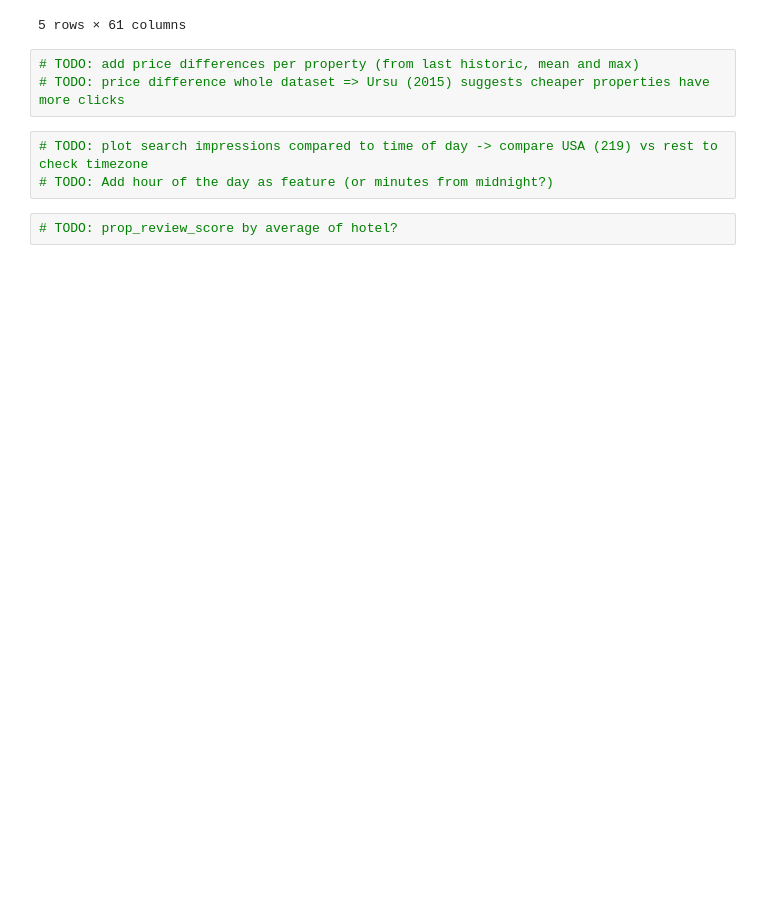
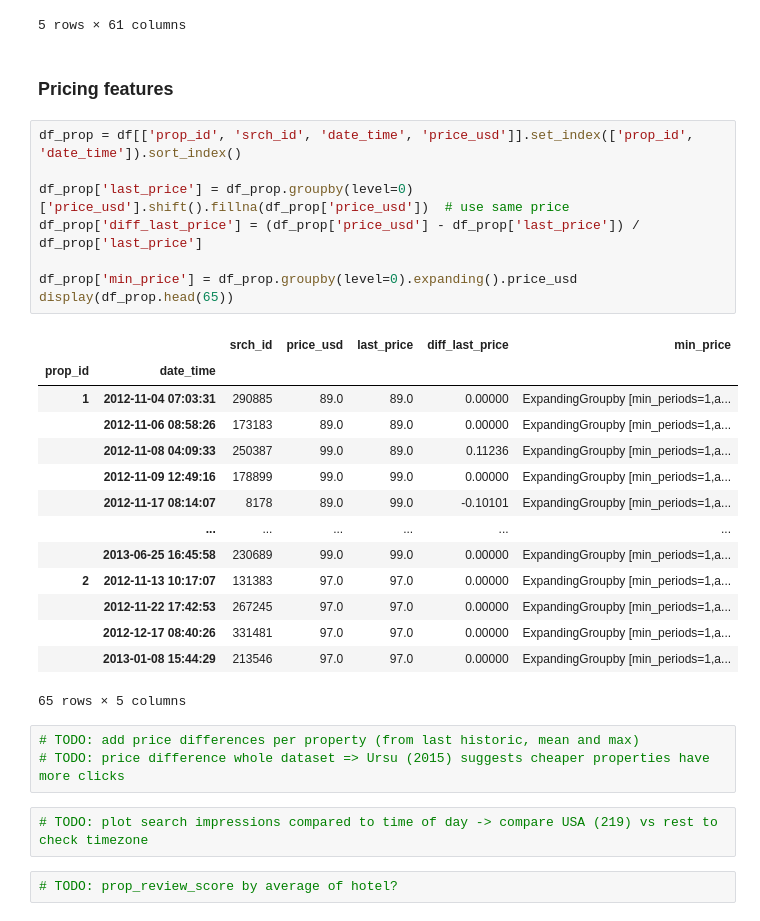
Before and after one commit to tituspellegrom/DataMiningTechniques, a Jupyter notebook: Assignment2/exploration_backup.ipynb, the cells around one changed output. Saved outputs shown, nothing was run; the diff lists cells and outputs as text; blank space fills up the shorter version.

Commit message:
Last price diff

```diff
--- a/Assignment2/exploration_backup.ipynb
+++ b/Assignment2/exploration_backup.ipynb
@@ -803,11 +805,35 @@ df_stage6 = pd.merge(df_stage5, srch_holidays, on='srch_id', how='left')
 | 3 | 1 | 2013-04-04 08:32:15 | 12 | 187 | 219 | 27348 | 2 | ... |
 | 4 | 1 | 2013-04-04 08:32:15 | 12 | 187 | 219 | 29604 | 4 | ... |
 5 rows × 61 columns
+# %% [markdown]
+### Pricing features
+# %%
+df_prop = df[['prop_id', 'srch_id', 'date_time', 'price_usd']].set_index(['prop_id', 'date_time']).sort_index()
+
+df_prop['last_price'] = df_prop.groupby(level=0)['price_usd'].shift().fillna(df_prop['price_usd'])  # use same price
+df_prop['diff_last_price'] = (df_prop['price_usd'] - df_prop['last_price']) / df_prop['last_price']
+
+df_prop['min_price'] = df_prop.groupby(level=0).expanding().price_usd
+display(df_prop.head(65))
+# %% [output]
+|  |  | srch_id | price_usd | last_price | diff_last_price | min_price |
+| prop_id | date_time |  |  |  |  |  |
+| 1 | 2012-11-04 07:03:31 | 290885 | 89.0 | 89.0 | 0.00000 | ExpandingGroupby [min_periods=1,a... |
+|  | 2012-11-06 08:58:26 | 173183 | 89.0 | 89.0 | 0.00000 | ExpandingGroupby [min_periods=1,a... |
+|  | 2012-11-08 04:09:33 | 250387 | 99.0 | 89.0 | 0.11236 | ExpandingGroupby [min_periods=1,a... |
+|  | 2012-11-09 12:49:16 | 178899 | 99.0 | 99.0 | 0.00000 | ExpandingGroupby [min_periods=1,a... |
+|  | 2012-11-17 08:14:07 | 8178 | 89.0 | 99.0 | -0.10101 | ExpandingGroupby [min_periods=1,a... |
+|  | ... | ... | ... | ... | ... | ... |
+|  | 2013-06-25 16:45:58 | 230689 | 99.0 | 99.0 | 0.00000 | ExpandingGroupby [min_periods=1,a... |
+| 2 | 2012-11-13 10:17:07 | 131383 | 97.0 | 97.0 | 0.00000 | ExpandingGroupby [min_periods=1,a... |
+|  | 2012-11-22 17:42:53 | 267245 | 97.0 | 97.0 | 0.00000 | ExpandingGroupby [min_periods=1,a... |
+|  | 2012-12-17 08:40:26 | 331481 | 97.0 | 97.0 | 0.00000 | ExpandingGroupby [min_periods=1,a... |
+|  | 2013-01-08 15:44:29 | 213546 | 97.0 | 97.0 | 0.00000 | ExpandingGroupby [min_periods=1,a... |
+65 rows × 5 columns
 # %%
 # TODO: add price differences per property (from last historic, mean and max)
 # TODO: price difference whole dataset => Ursu (2015) suggests cheaper properties have more clicks
 # %%
 # TODO: plot search impressions compared to time of day -> compare USA (219) vs rest to check timezone
-# TODO: Add hour of the day as feature (or minutes from midnight?)
 # %%
 # TODO: prop_review_score by average of hotel?
```
Also changed, not shown: parts of 4 cells of this notebook.
